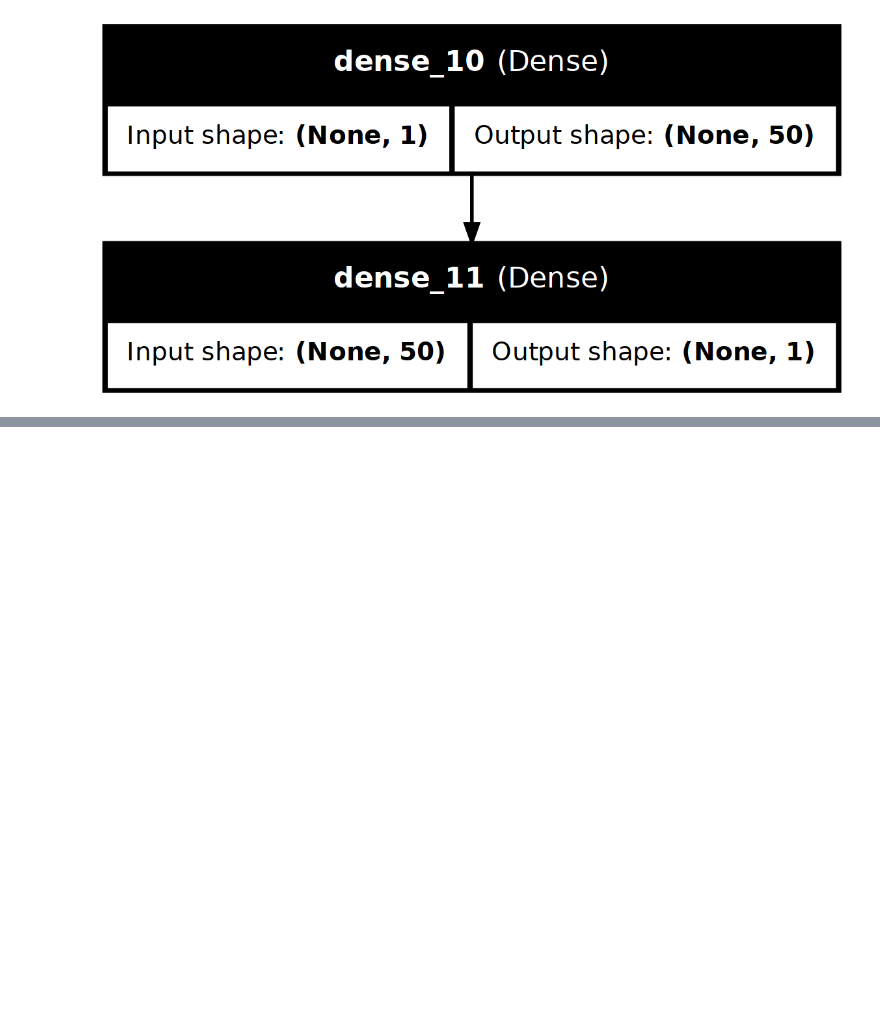
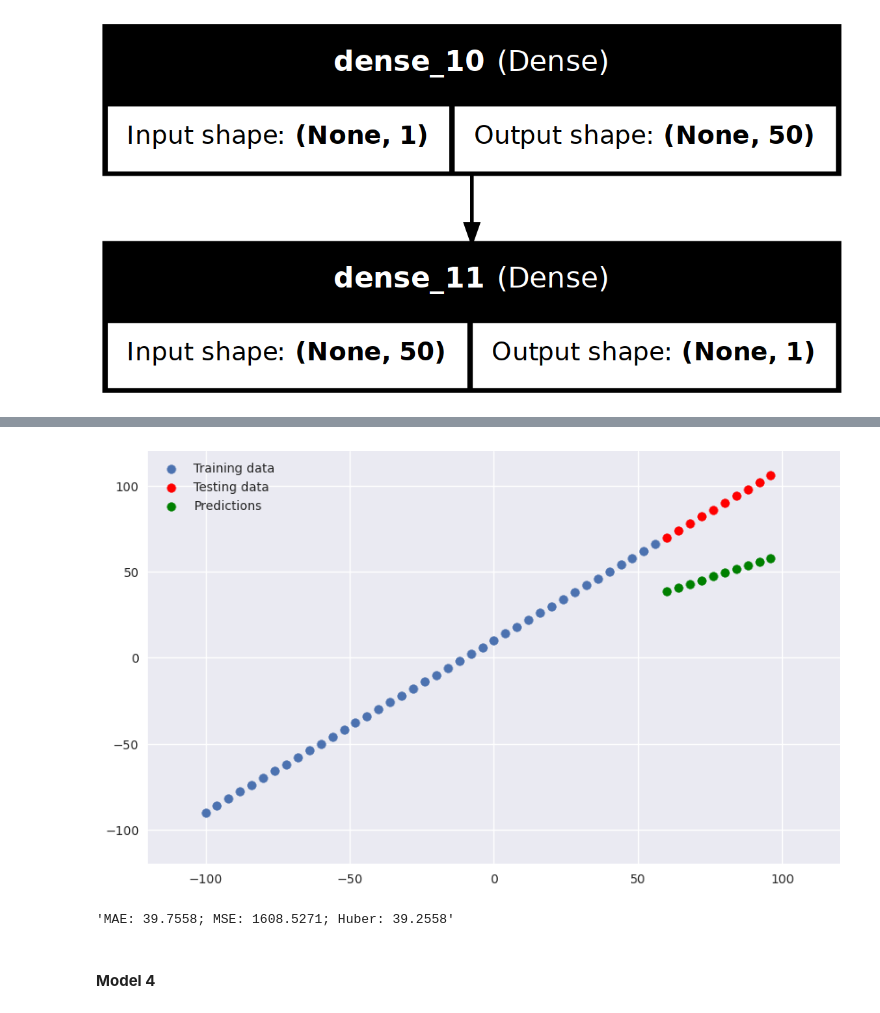
Before and after one commit to alchemistbg/udemy-tensorflow-developer-certificate-bootcamp, a Jupyter notebook: Section-03/Regression_with_tensorflow.ipynb, the cells around one changed output, grey strips where cells are left out. Saved outputs shown, nothing was run; the diff lists cells and outputs as text; code cells hidden in the pictures; blank space fills up the shorter version.

```diff
--- a/Section-03/Regression_with_tensorflow.ipynb
+++ b/Section-03/Regression_with_tensorflow.ipynb
@@ -493,0 +621,20 @@ MAE: 0.6091; MSE: 0.3791; Huber: 0.1895
+# %%
+tf.keras.utils.set_random_seed(42)
+
+# Create a model
+exp_3 = tf.keras.models.Sequential([
+    tf.keras.layers.Dense(10),
+    # Tried this instead of 500 epochs - gives better performance
+    # tf.keras.layers.Dense(10, activation = 'relu'),
+    tf.keras.layers.Dense(1),
+])
+
+# Compile a model
+exp_3.compile(
+    loss = tf.keras.losses.mae,
+    optimizer = tf.keras.optimizers.SGD(),
+    metrics = ['mae']
+)
+
+# Fit a model
+exp_3.fit(tf.expand_dims(X2_train, axis = -1), y2_train, epochs = 500)
@@ -493,0 +660,2 @@ MAE: 0.6091; MSE: 0.3791; Huber: 0.1895
+# %%
+exp_3_pred = exp_3.predict(X2_test)
@@ -493,0 +664,12 @@ MAE: 0.6091; MSE: 0.3791; Huber: 0.1895
+# %%
+plot_predictions(X2_train, y2_train, X2_test, y2_test, exp_3_pred)
+# %% [output]
+[figure, added]
+# %%
+exp_3_mae, exp_3_mse, exp_3_huber = get_metrics(y2_test, exp_3_pred)
+exp_3_results = print_metrics(exp_3_mae, exp_3_mse, exp_3_huber)
+exp_3_results
+# %% [output]
+'MAE: 39.7558; MSE: 1608.5271; Huber: 39.2558'
+# %% [markdown]
+#### **Model 4**
```
Also changed, not shown: parts of 60 cells of this notebook, 4 other files.
